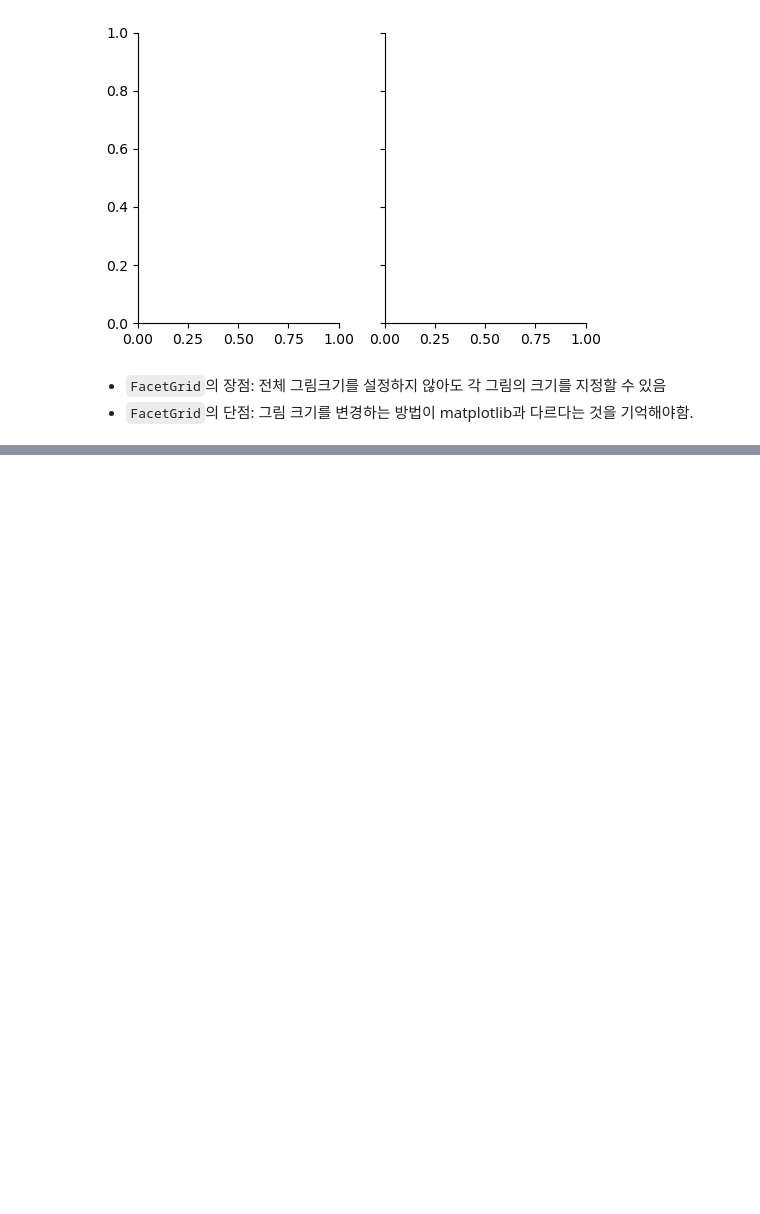
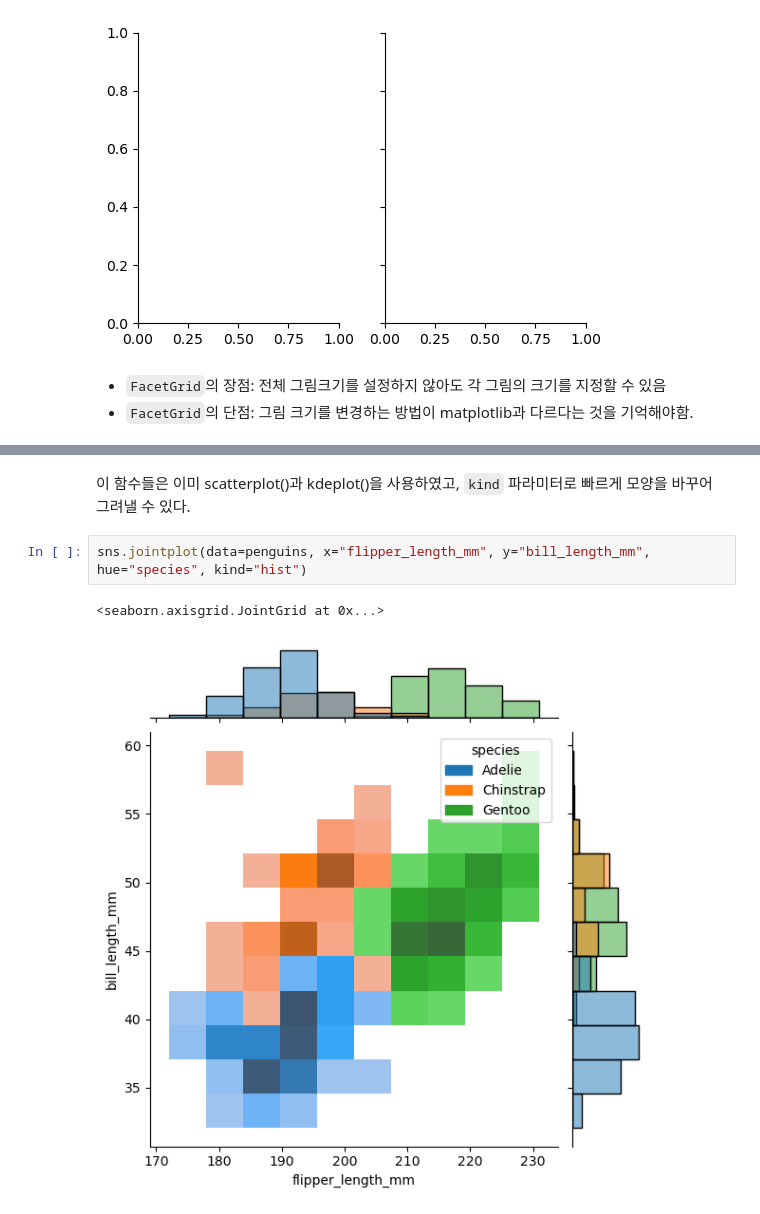
Before and after one commit to hapvpy/Seaborn, a Jupyter notebook: Overview_of_seaborn_plotting_functions.ipynb, the cells around one changed output, grey strips where cells are left out. Cells and saved outputs as stored; diff of their text form; blank space fills up the shorter version.

```diff
--- a/Overview_of_seaborn_plotting_functions.ipynb
+++ b/Overview_of_seaborn_plotting_functions.ipynb
@@ -172,0 +211,7 @@ g = sns.FacetGrid(penguins, col='sex', height=3.5, aspect=.75)
+# %% [markdown]
+이 함수들은 이미 scatterplot()과 kdeplot()을 사용하였고, `kind` 파라미터로 빠르게 모양을 바꾸어 그려낼 수 있다.
+# %%
+sns.jointplot(data=penguins, x="flipper_length_mm", y="bill_length_mm", hue="species", kind="hist")
+# %% [output]
+<seaborn.axisgrid.JointGrid at 0x...>
+[figure, added]
```
Also changed, not shown: parts of 7 cells of this notebook.
